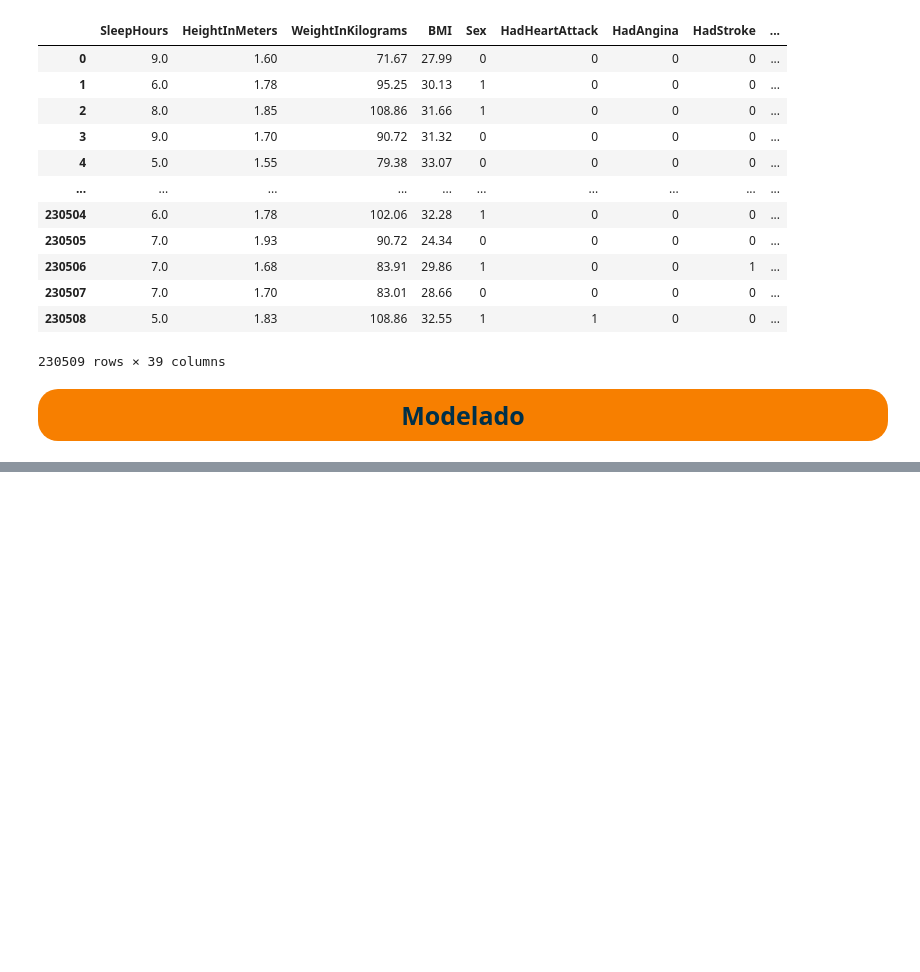
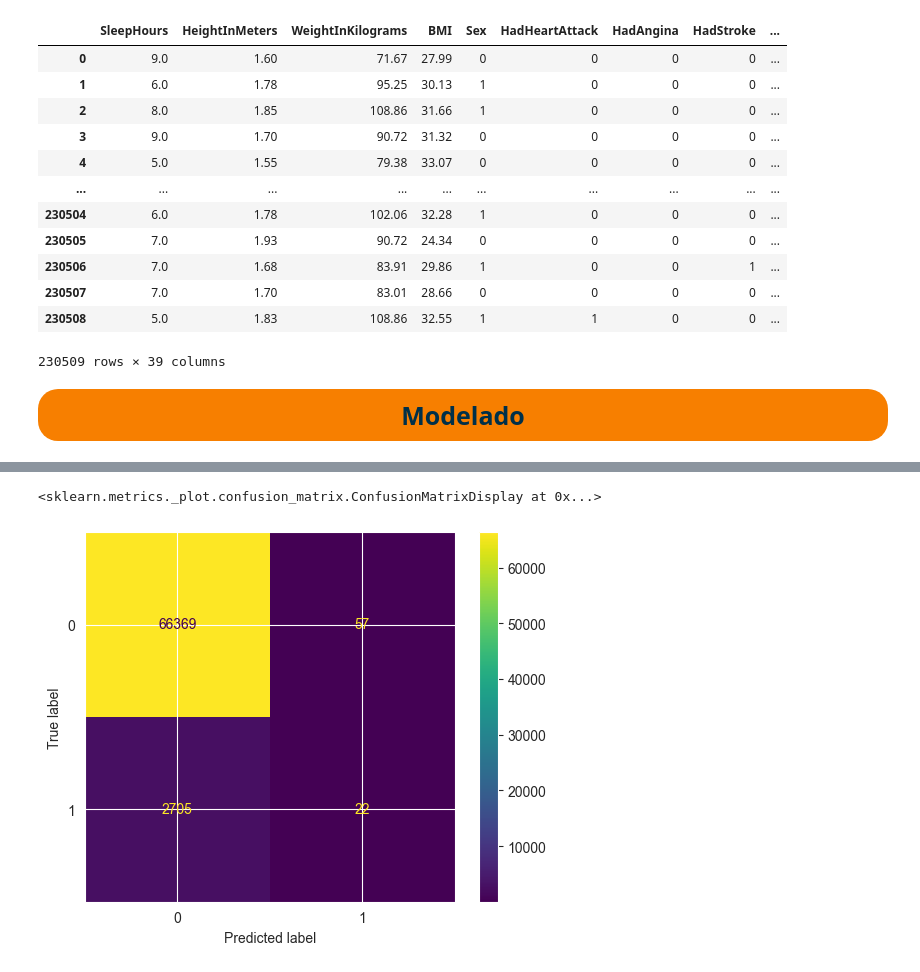
Before and after one commit to bettocalero/Stroke-Analysis, a Jupyter notebook: main.ipynb, the cells around one changed output, grey strips where cells are left out. Saved outputs shown, nothing was run; the diff lists cells and outputs as text; code cells hidden in the pictures; blank space fills up the shorter version.

```diff
--- a/main.ipynb
+++ b/main.ipynb
@@ -622,0 +652,2 @@ df_stroke
+# %%
+lr = LogisticRegression().fit(X_train, y_train)
@@ -622,0 +658,8 @@ df_stroke
+# %%
+lr_y_predict = lr.predict(X_test)
+
+lr_cm = confusion_matrix(y_test, lr_y_predict)
+ConfusionMatrixDisplay(lr_cm).plot()
+# %% [output]
+<sklearn.metrics._plot.confusion_matrix.ConfusionMatrixDisplay at 0x...>
+[figure, added]
```
Also changed, not shown: parts of 8 cells of this notebook, 1 other file.
